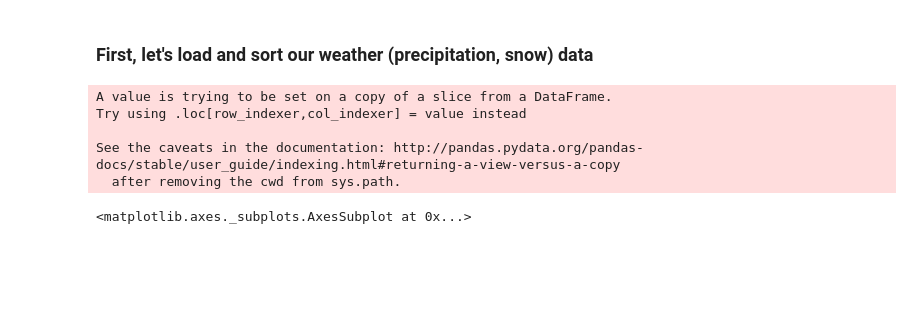
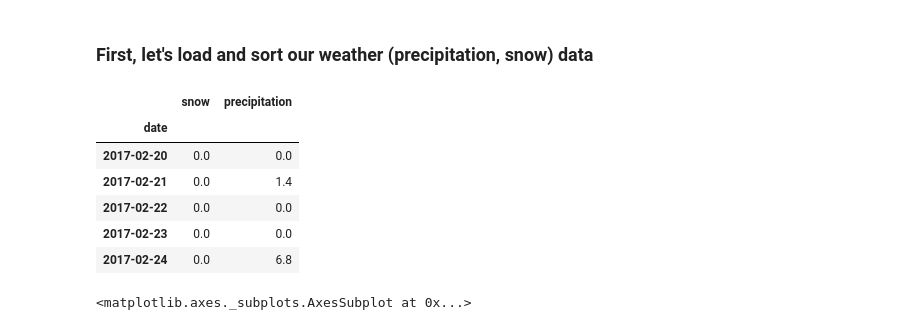
Before and after one commit to alok-drop/weather_mobility_analysis, a Jupyter notebook: snow_delay.ipynb, the cells around one changed output. Cells and saved outputs as stored; diff of their text form; code cells hidden in the pictures; blank space fills up the shorter version.

```diff
--- a/snow_delay.ipynb
+++ b/snow_delay.ipynb
@@ -13,18 +13,22 @@ source = "weather_data/weatherstats_toronto_daily.csv"
 
 weather_df = pd.read_csv(source)
 # %%
-df = weather_df[['date', 'snow', 'precipitation']]
+weather_df = weather_df[['date', 'snow', 'precipitation']]
 
 # Convert date column into datetime format
-weather_df['date'] = pd.to_datetime(df.date)
+weather_df['date'] = pd.to_datetime(weather_df.date)
+weather_df = weather_df.set_index('date')
 weather_df = weather_df.sort_values('date')
-weather_df = weather_df.set_index('date')
-# %% [output]
-A value is trying to be set on a copy of a slice from a DataFrame.
-Try using .loc[row_indexer,col_indexer] = value instead
-
-See the caveats in the documentation: http://pandas.pydata.org/pandas-docs/stable/user_guide/indexing.html#returning-a-view-versus-a-copy
-  after removing the cwd from sys.path.
+# %%
+weather_df.head()
+# %% [output]
+|  | snow | precipitation |
+| date |  |  |
+| 2017-02-20 | 0.0 | 0.0 |
+| 2017-02-21 | 0.0 | 1.4 |
+| 2017-02-22 | 0.0 | 0.0 |
+| 2017-02-23 | 0.0 | 0.0 |
+| 2017-02-24 | 0.0 | 6.8 |
 # %%
 weather_df.plot(y='snow')
 # %% [output]
```
Also changed, not shown: parts of 6 cells of this notebook.
